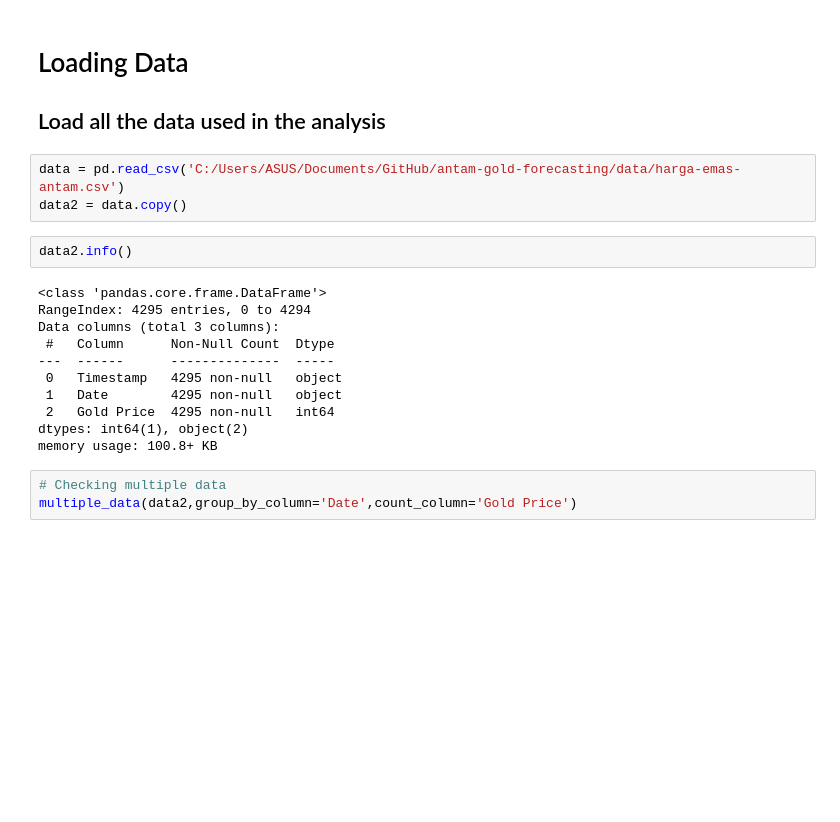
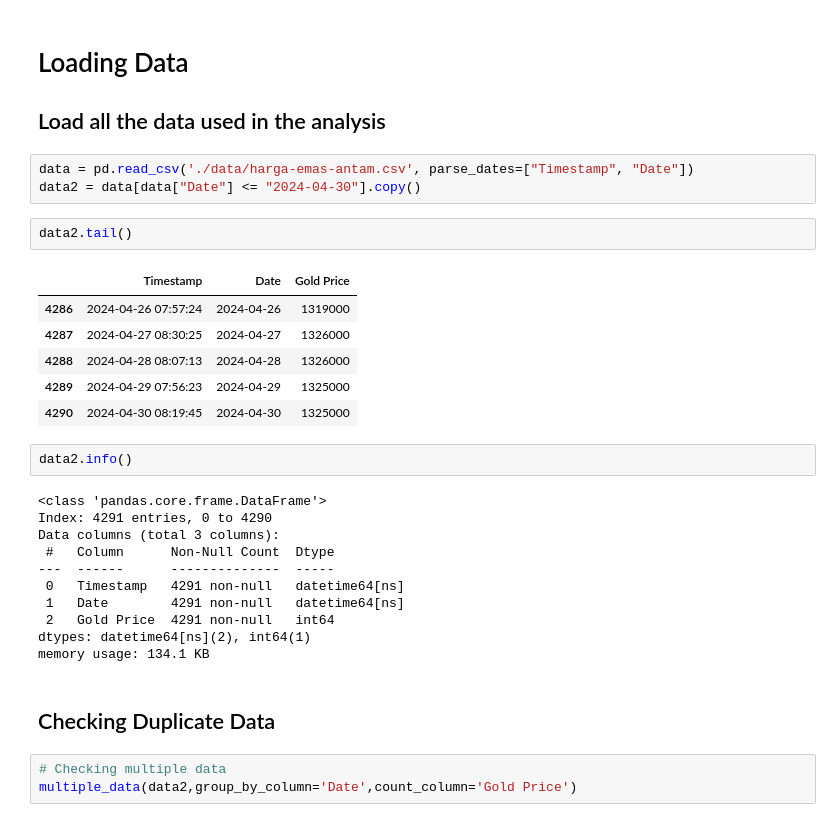
Before and after one commit to fahmiam2/antam-gold-forecasting, a Jupyter notebook: exploratory-data-analysis/notebooks/NB2_Initial_Exploration_Daily.ipynb, the cells around one changed output. Saved outputs shown, nothing was run; the diff lists cells and outputs as text; blank space fills up the shorter version.

Commit message:
fix: fix error and renaming dataframe variables

```diff
--- a/exploratory-data-analysis/notebooks/NB2_Initial_Exploration_Daily.ipynb
+++ b/exploratory-data-analysis/notebooks/NB2_Initial_Exploration_Daily.ipynb
@@ -148,21 +147,32 @@ def multiple_data(data, group_by_column='Date', count_column='Gold Price'):
 # Loading Data
 ## Load all the data used in the analysis
 # %%
-data = pd.read_csv('C:/Users/ASUS/Documents/GitHub/antam-gold-forecasting/data/harga-emas-antam.csv')
-data2 = data.copy()
+data = pd.read_csv('./data/harga-emas-antam.csv', parse_dates=["Timestamp", "Date"])
+data2 = data[data["Date"] <= "2024-04-30"].copy()
+# %%
+data2.tail()
+# %% [output]
+|  | Timestamp | Date | Gold Price |
+| 4286 | 2024-04-26 07:57:24 | 2024-04-26 | 1319000 |
+| 4287 | 2024-04-27 08:30:25 | 2024-04-27 | 1326000 |
+| 4288 | 2024-04-28 08:07:13 | 2024-04-28 | 1326000 |
+| 4289 | 2024-04-29 07:56:23 | 2024-04-29 | 1325000 |
+| 4290 | 2024-04-30 08:19:45 | 2024-04-30 | 1325000 |
 # %%
 data2.info()
 # %% [output]
 <class 'pandas.core.frame.DataFrame'>
-RangeIndex: 4295 entries, 0 to 4294
+Index: 4291 entries, 0 to 4290
 Data columns (total 3 columns):
  #   Column      Non-Null Count  Dtype
 ---  ------      --------------  -----
- 0   Timestamp   4295 non-null   object
- 1   Date        4295 non-null   object
- 2   Gold Price  4295 non-null   int64
-dtypes: int64(1), object(2)
-memory usage: 100.8+ KB
+ 0   Timestamp   4291 non-null   datetime64[ns]
+ 1   Date        4291 non-null   datetime64[ns]
+ 2   Gold Price  4291 non-null   int64
+dtypes: datetime64[ns](2), int64(1)
+memory usage: 134.1 KB
+# %% [markdown]
+## Checking Duplicate Data
 # %%
 # Checking multiple data
 multiple_data(data2,group_by_column='Date',count_column='Gold Price')
```
Also changed, not shown: parts of 29 cells of this notebook.
